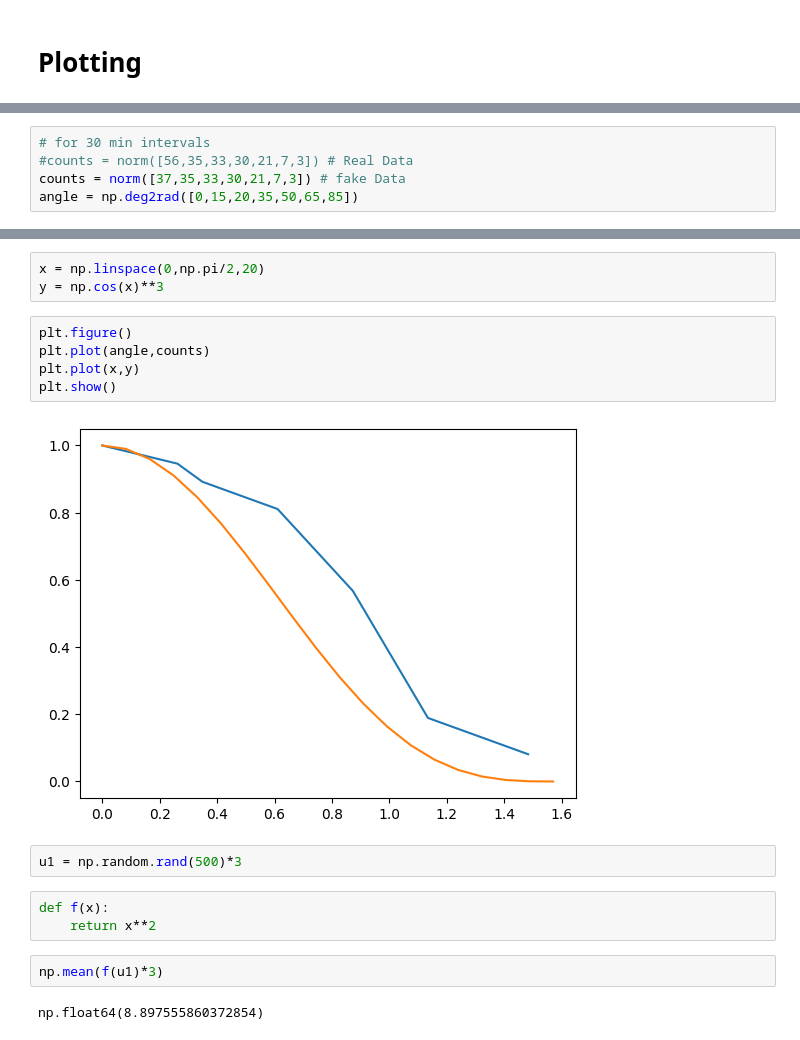
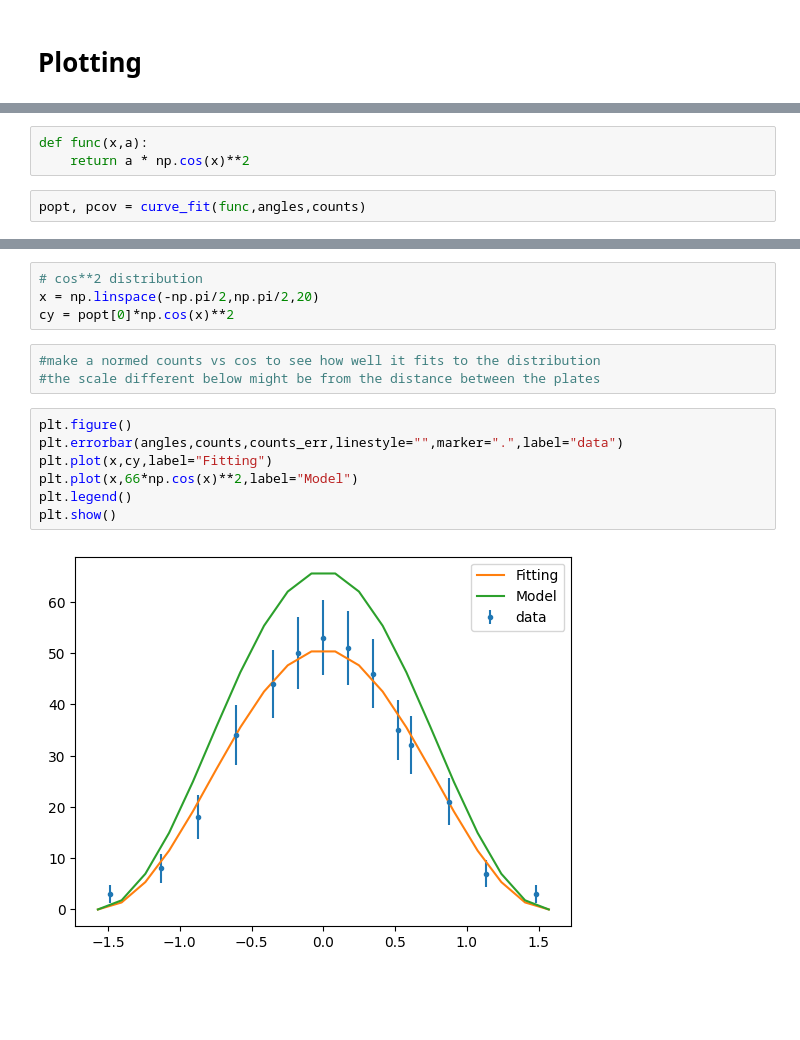
Before and after one commit to Paolitoes/Comic-Ray-Monte-Carlo-Simulations, a Jupyter notebook: cosmicvangle.ipynb, the cells around one changed output, grey strips where cells are left out. Cells and saved outputs as stored; diff of their text form; blank space fills up the shorter version.

Commit message:
Data Collection complete

```diff
--- a/cosmicvangle.ipynb
+++ b/cosmicvangle.ipynb
@@ -12,5 +32,0 @@ problem here right now is that the count data is not in fact lining up with the
-# %%
-# for 30 min intervals
-#counts = norm([56,35,33,30,21,7,3]) # Real Data
-counts = norm([37,35,33,30,21,7,3]) # fake Data
-angle = np.deg2rad([0,15,20,35,50,65,85])
@@ -21,0 +33,5 @@ np.float64(52.248711305964285)
+# %%
+def func(x,a):
+    return a * np.cos(x)**2
+# %%
+popt, pcov = curve_fit(func,angles,counts)
@@ -22,19 +42,16 @@ np.float64(52.248711305964285)
 # %%
-x = np.linspace(0,np.pi/2,20)
-y = np.cos(x)**3
+# cos**2 distribution
+x = np.linspace(-np.pi/2,np.pi/2,20)
+cy = popt[0]*np.cos(x)**2
-# %%
-plt.figure()
-plt.plot(angle,counts)
-plt.plot(x,y)
-plt.show()
-# %% [output]
-[figure, removed]
-# %%
-u1 = np.random.rand(500)*3
-# %%
-def f(x):
-    return x**2
-# %%
-np.mean(f(u1)*3)
-# %% [output]
-np.float64(8.897555860372854)
+# %%
+#make a normed counts vs cos to see how well it fits to the distribution
+#the scale different below might be from the distance between the plates
+# %%
+plt.figure()
+plt.errorbar(angles,counts,counts_err,linestyle="",marker=".",label="data")
+plt.plot(x,cy,label="Fitting")
+plt.plot(x,66*np.cos(x)**2,label="Model")
+plt.legend()
+plt.show()
+# %% [output]
+[figure, added]
```
Also changed, not shown: parts of 10 cells of this notebook, 1 other file.
